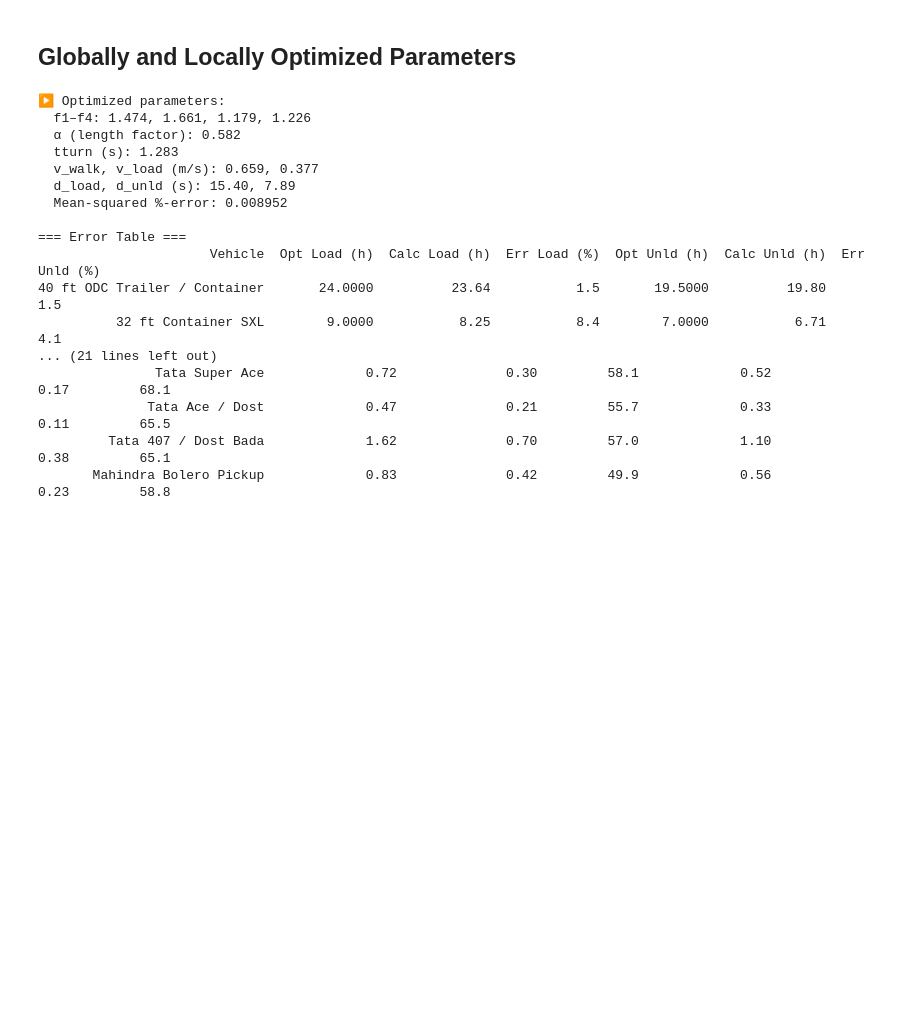
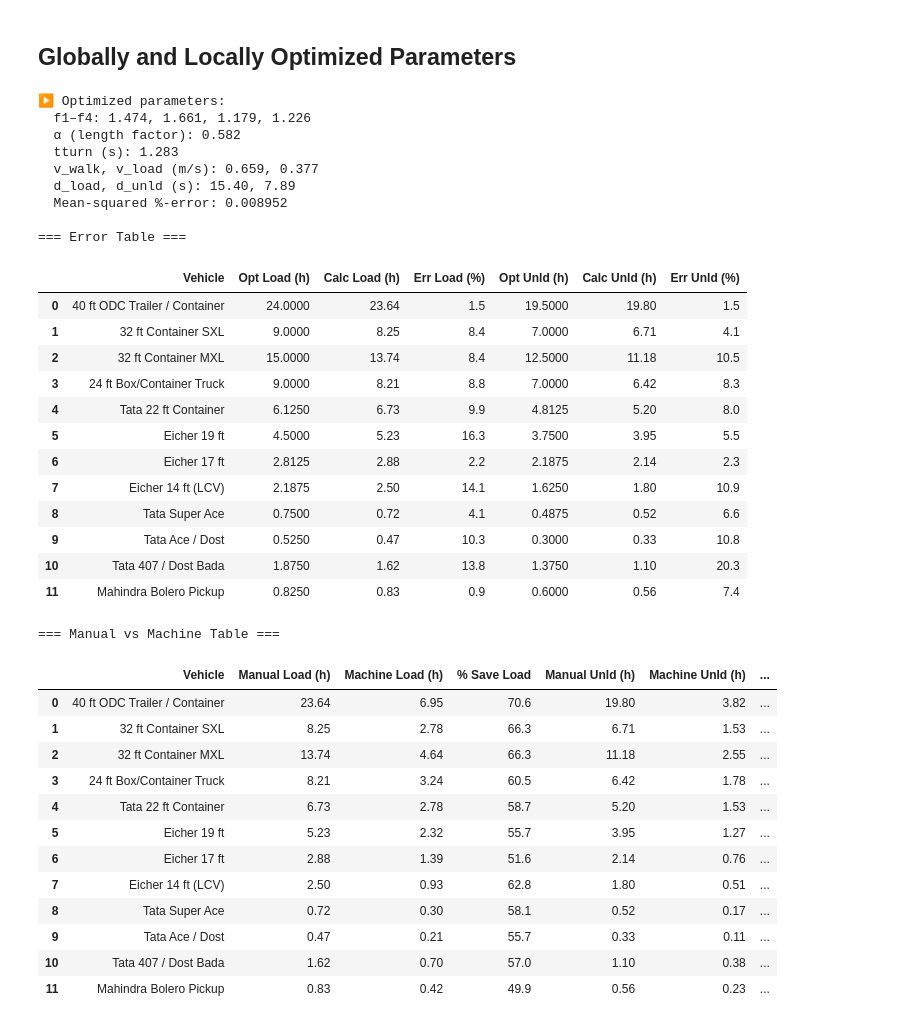
Before and after one commit to arupmahatha-dtdc/Vehicle-Loading-Unloading-Analysis, a Jupyter notebook: Vehicle_Loading_Unloading_Analysis.ipynb, the cells around one changed output. Saved outputs shown, nothing was run; the diff lists cells and outputs as text; code cells hidden in the pictures; blank space fills up the shorter version.

```diff
--- a/Vehicle_Loading_Unloading_Analysis.ipynb
+++ b/Vehicle_Loading_Unloading_Analysis.ipynb
@@ -292,7 +314,7 @@ for v, pL, pU in zip(VEHICLES, mL, mU):
     })
 error_df = pd.DataFrame(err_rows)
 print("=== Error Table ===")
-print(error_df.to_string(index=False))
+display(error_df)
 
 # 7. Manual vs Machine Table
 ma_rows = []
@@ -309,7 +331,7 @@ for v, pL, pU, ML, MU in zip(VEHICLES, mL, mU, machL, machU):
     })
 ma_df = pd.DataFrame(ma_rows)
 print("\n=== Manual vs Machine Table ===")
-print(ma_df.to_string(index=False))
+display(ma_df)
 
 # 8. Plotting
 x = np.arange(len(VEHICLES))
@@ -317,39 +339,58 @@ w = 0.35
 fig, (ax1, ax2) = plt.subplots(1,2, figsize=(16,6))
 
 # Loading
 ax1.bar(x-w/2, mL, w, label="Manual")
 ax1.bar(x+w/2, machL, w, label="Machine")
 ax1.set_xticks(x); ax1.set_xticklabels([v['type'] for v in VEHICLES], rotation=90)
 ax1.set_ylabel("Time (h)")
 ax1.set_title("Loading: Manual vs Machine")
 ax1.legend()
 
 # Unloading
 ax2.bar(x-w/2, mU, w, label="Manual")
 ax2.bar(x+w/2, machU, w, label="Machine")
 ax2.set_xticks(x); ax2.set_xticklabels([v['type'] for v in VEHICLES], rotation=90)
 ax2.set_ylabel("Time (h)")
 ax2.set_title("Unloading: Manual vs Machine")
 ax2.legend()
 
 plt.tight_layout()
 plt.show()
 # %% [output]
 ▶ Optimized parameters:
   f1–f4: 1.474, 1.661, 1.179, 1.226
   α (length factor): 0.582
   tturn (s): 1.283
   v_walk, v_load (m/s): 0.659, 0.377
   d_load, d_unld (s): 15.40, 7.89
   Mean‐squared %‐error: 0.008952
 
 === Error Table ===
-                      Vehicle  Opt Load (h)  Calc Load (h)  Err Load (%)  Opt Unld (h)  Calc Unld (h)  Err Unld (%)
-40 ft ODC Trailer / Container       24.0000          23.64           1.5       19.5000          19.80           1.5
-          32 ft Container SXL        9.0000           8.25           8.4        7.0000           6.71           4.1
-... (21 lines left out)
-               Tata Super Ace             0.72              0.30         58.1             0.52              0.17         68.1
-              Tata Ace / Dost             0.47              0.21         55.7             0.33              0.11         65.5
-         Tata 407 / Dost Bada             1.62              0.70         57.0             1.10              0.38         65.1
-       Mahindra Bolero Pickup             0.83              0.42         49.9             0.56              0.23         58.8
+|  | Vehicle | Opt Load (h) | Calc Load (h) | Err Load (%) | Opt Unld (h) | Calc Unld (h) | Err Unld (%) |
+| 0 | 40 ft ODC Trailer / Container | 24.0000 | 23.64 | 1.5 | 19.5000 | 19.80 | 1.5 |
+| 1 | 32 ft Container SXL | 9.0000 | 8.25 | 8.4 | 7.0000 | 6.71 | 4.1 |
+| 2 | 32 ft Container MXL | 15.0000 | 13.74 | 8.4 | 12.5000 | 11.18 | 10.5 |
+| 3 | 24 ft Box/Container Truck | 9.0000 | 8.21 | 8.8 | 7.0000 | 6.42 | 8.3 |
+| 4 | Tata 22 ft Container | 6.1250 | 6.73 | 9.9 | 4.8125 | 5.20 | 8.0 |
+| 5 | Eicher 19 ft | 4.5000 | 5.23 | 16.3 | 3.7500 | 3.95 | 5.5 |
+| 6 | Eicher 17 ft | 2.8125 | 2.88 | 2.2 | 2.1875 | 2.14 | 2.3 |
+| 7 | Eicher 14 ft (LCV) | 2.1875 | 2.50 | 14.1 | 1.6250 | 1.80 | 10.9 |
+| 8 | Tata Super Ace | 0.7500 | 0.72 | 4.1 | 0.4875 | 0.52 | 6.6 |
+| 9 | Tata Ace / Dost | 0.5250 | 0.47 | 10.3 | 0.3000 | 0.33 | 10.8 |
+| 10 | Tata 407 / Dost Bada | 1.8750 | 1.62 | 13.8 | 1.3750 | 1.10 | 20.3 |
+| 11 | Mahindra Bolero Pickup | 0.8250 | 0.83 | 0.9 | 0.6000 | 0.56 | 7.4 |
+=== Manual vs Machine Table ===
+|  | Vehicle | Manual Load (h) | Machine Load (h) | % Save Load | Manual Unld (h) | Machine Unld (h) | ... |
+| 0 | 40 ft ODC Trailer / Container | 23.64 | 6.95 | 70.6 | 19.80 | 3.82 | ... |
+| 1 | 32 ft Container SXL | 8.25 | 2.78 | 66.3 | 6.71 | 1.53 | ... |
+| 2 | 32 ft Container MXL | 13.74 | 4.64 | 66.3 | 11.18 | 2.55 | ... |
+| 3 | 24 ft Box/Container Truck | 8.21 | 3.24 | 60.5 | 6.42 | 1.78 | ... |
+| 4 | Tata 22 ft Container | 6.73 | 2.78 | 58.7 | 5.20 | 1.53 | ... |
+| 5 | Eicher 19 ft | 5.23 | 2.32 | 55.7 | 3.95 | 1.27 | ... |
+| 6 | Eicher 17 ft | 2.88 | 1.39 | 51.6 | 2.14 | 0.76 | ... |
+| 7 | Eicher 14 ft (LCV) | 2.50 | 0.93 | 62.8 | 1.80 | 0.51 | ... |
+| 8 | Tata Super Ace | 0.72 | 0.30 | 58.1 | 0.52 | 0.17 | ... |
+| 9 | Tata Ace / Dost | 0.47 | 0.21 | 55.7 | 0.33 | 0.11 | ... |
+| 10 | Tata 407 / Dost Bada | 1.62 | 0.70 | 57.0 | 1.10 | 0.38 | ... |
+| 11 | Mahindra Bolero Pickup | 0.83 | 0.42 | 49.9 | 0.56 | 0.23 | ... |
 [figure]
```
Also changed, not shown: parts of 1 cell of this notebook.
